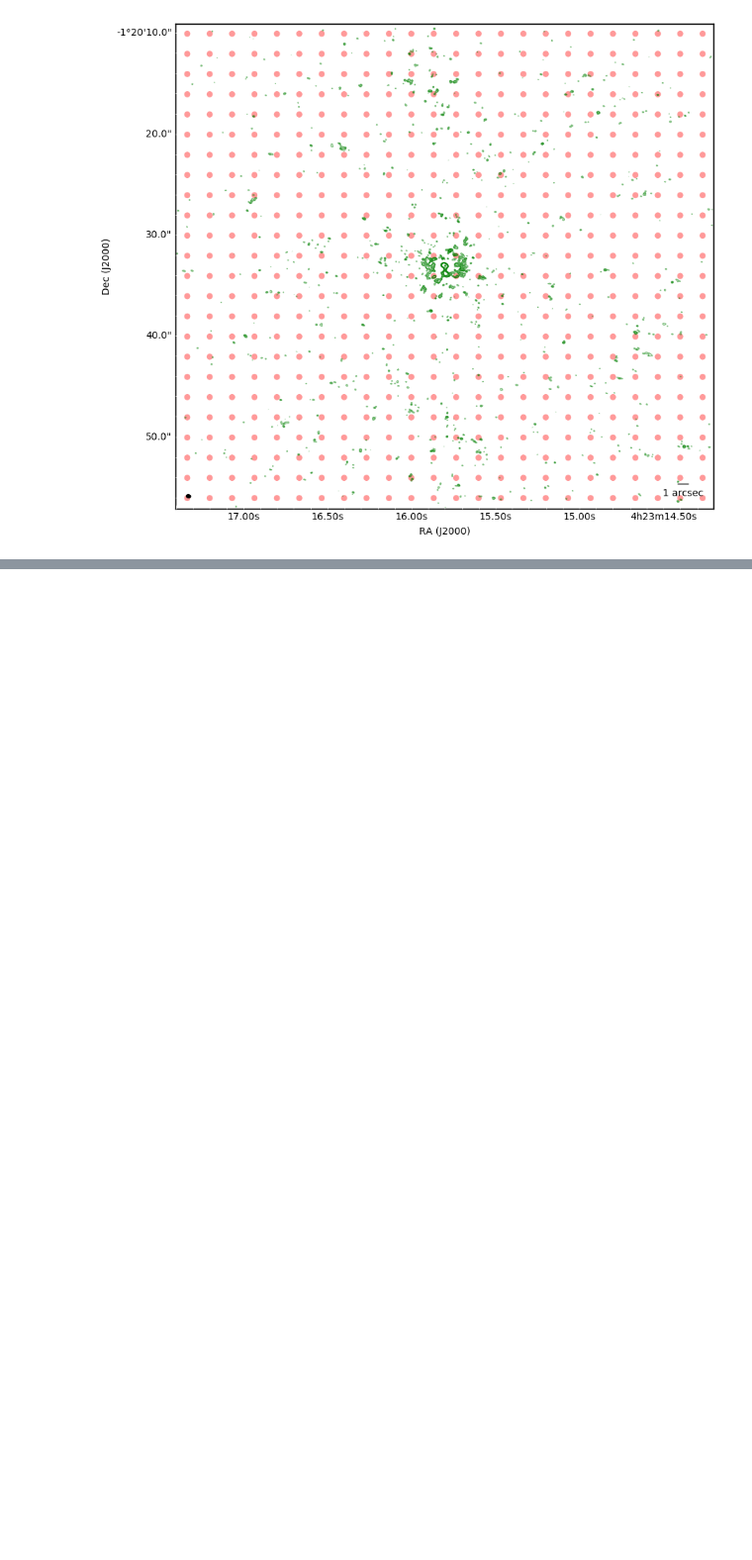
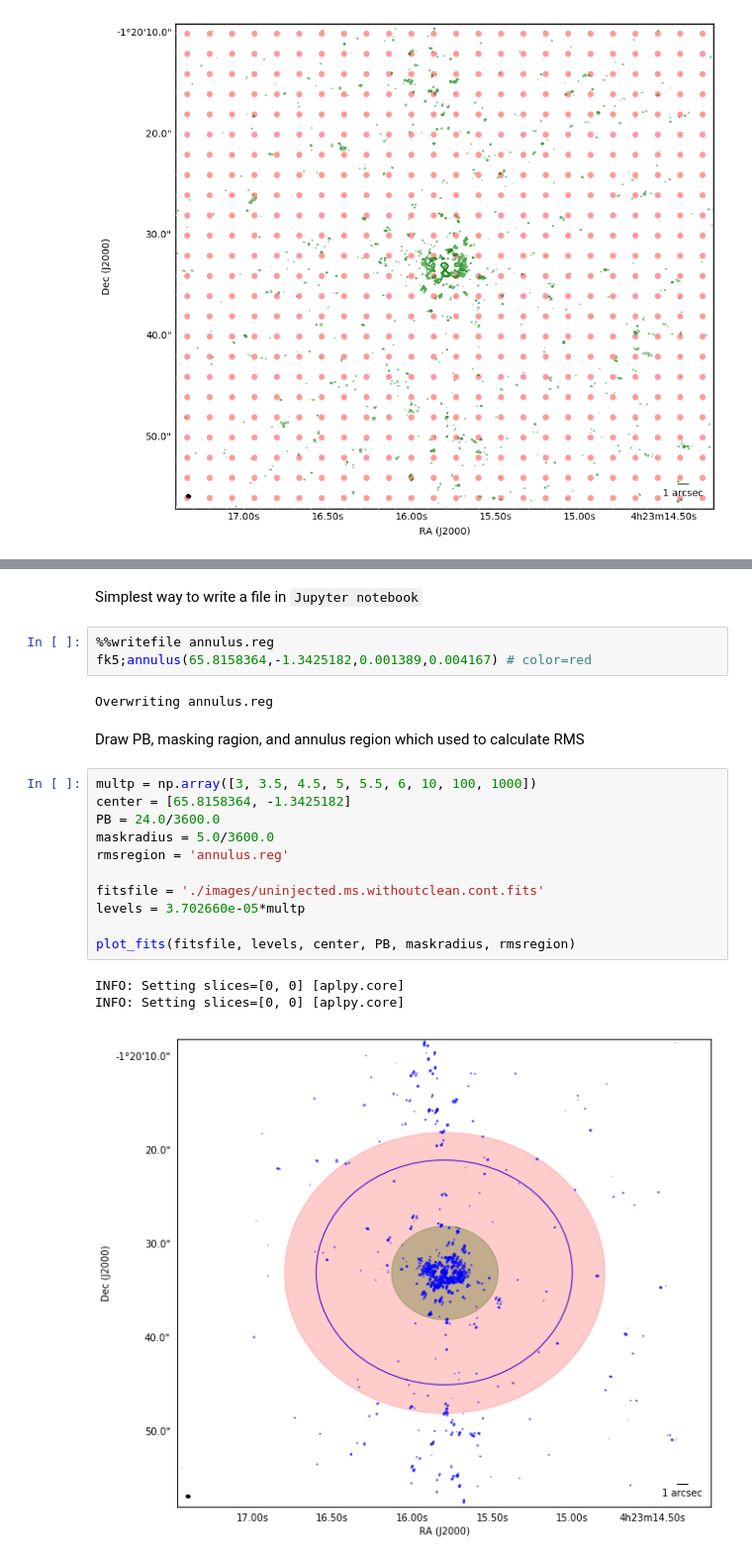
Before and after one commit to ridlo/radio_notebooks, a Jupyter notebook: completeness_test_01.ipynb, the cells around one changed output, grey strips where cells are left out. Shown at 99% size. Drawn from its saved outputs; the diff is of its cells as text; blank space fills up the shorter version.

```diff
--- a/completeness_test_01.ipynb
+++ b/completeness_test_01.ipynb
@@ -119,0 +316,24 @@ Before that, question:
+# %% [markdown]
+Simplest way to write a file in <code>Jupyter notebook</code>
+# %%
+%%writefile annulus.reg
+fk5;annulus(65.8158364,-1.3425182,0.001389,0.004167) # color=red
+# %% [output]
+Overwriting annulus.reg
+# %% [markdown]
+Draw PB, masking ragion, and annulus region which used to calculate RMS
+# %%
+multp = np.array([3, 3.5, 4.5, 5, 5.5, 6, 10, 100, 1000])
+center = [65.8158364, -1.3425182]
+PB = 24.0/3600.0
+maskradius = 5.0/3600.0
+rmsregion = 'annulus.reg'
+
+fitsfile = './images/uninjected.ms.withoutclean.cont.fits'
+levels = 3.702660e-05*multp
+
+plot_fits(fitsfile, levels, center, PB, maskradius, rmsregion)
+# %% [output]
+INFO: Setting slices=[0, 0] [aplpy.core]
+INFO: Setting slices=[0, 0] [aplpy.core]
+[figure, added]
```
Also changed, not shown: parts of 16 cells of this notebook.
